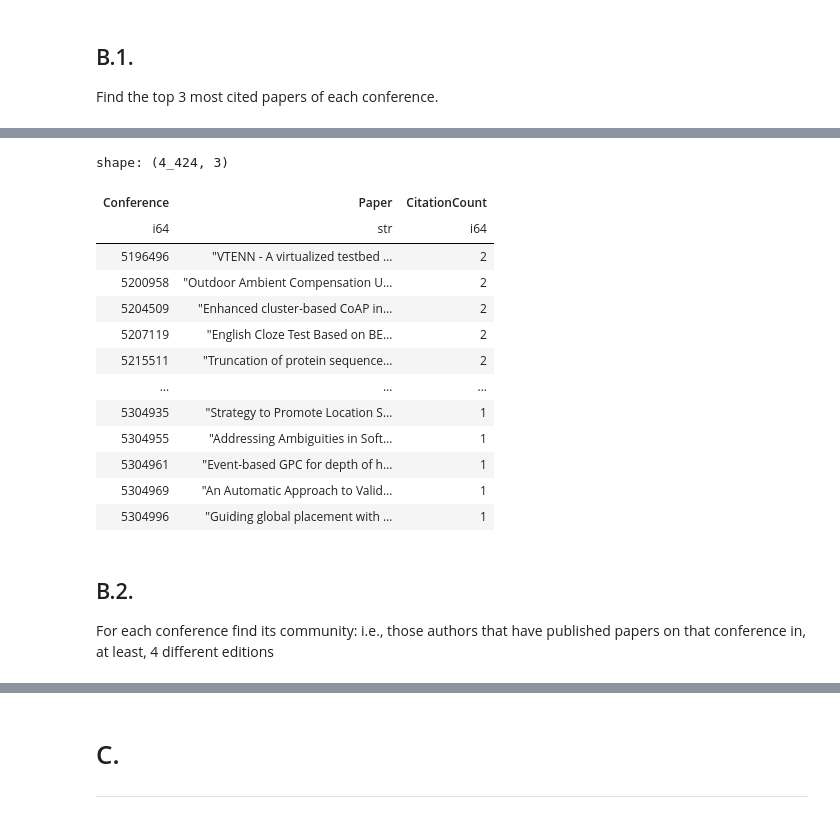
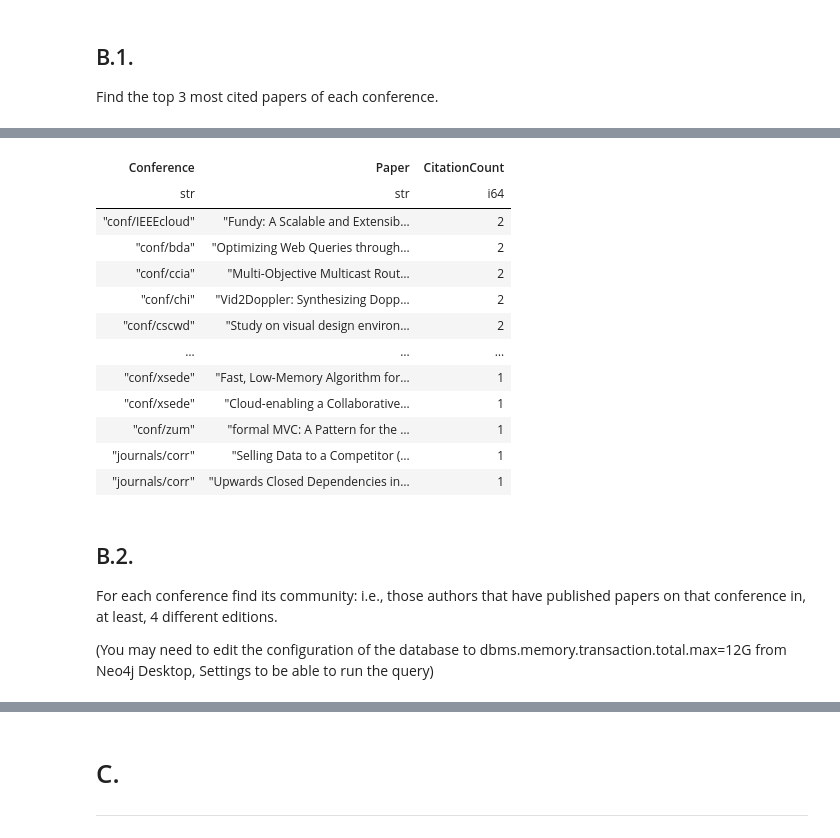
Before and after one commit to romj99/big_data_management_01, a Jupyter notebook: main.ipynb, the cells around one changed output, grey strips where cells are left out. Drawn from its saved outputs; the diff is of its cells as text; code cells hidden in the pictures.

```diff
--- a/main.ipynb
+++ b/main.ipynb
@@ -1659,16 +1659,16 @@ cypher_query = """
     // Match papers that are cited
     MATCH (p)<-[c:CITES]-()
     // Count citations grouping by paper and conference
-    WITH id(conf) AS conferenceId, p, count(c) AS citationCount
+    WITH conf.name AS confName, p, count(c) AS citationCount
     // Order by conference and citation descending, keeping most cited papers first
-    ORDER BY conferenceId, citationCount DESC
+    ORDER BY confName, citationCount DESC
     // Keep only the top 3 most cited papers per conference
-    WITH conferenceId, collect({paper: p, citations: citationCount})[0..3] AS top3
+    WITH confName, collect({paper: p, citations: citationCount})[0..3] AS top3
     // Ungroup the top 3 papers to return them in separate rows
     UNWIND top3 AS entry
     // Return the conference ID, paper title, and citation count
     RETURN
-        conferenceId       AS Conference,
+        confName       AS Conference,
         entry.paper.title  AS Paper,
         entry.citations    AS CitationCount
     // Order by conference and citation count descending
@@ -1680,19 +1680,20 @@ Received notification from DBMS server: {severity: WARNING} {code: Neo.ClientNot
-shape: (4_424, 3)
 | Conference | Paper | CitationCount |
-| i64 | str | i64 |
-| 5196496 | "VTENN - A virtualized testbed … | 2 |
-| 5200958 | "Outdoor Ambient Compensation U… | 2 |
-| 5204509 | "Enhanced cluster-based CoAP in… | 2 |
-| 5207119 | "English Cloze Test Based on BE… | 2 |
-| 5215511 | "Truncation of protein sequence… | 2 |
+| str | str | i64 |
+| "conf/IEEEcloud" | "Fundy: A Scalable and Extensib… | 2 |
+| "conf/bda" | "Optimizing Web Queries through… | 2 |
+| "conf/ccia" | "Multi-Objective Multicast Rout… | 2 |
+| "conf/chi" | "Vid2Doppler: Synthesizing Dopp… | 2 |
+| "conf/cscwd" | "Study on visual design environ… | 2 |
 | … | … | … |
-| 5304935 | "Strategy to Promote Location S… | 1 |
-| 5304955 | "Addressing Ambiguities in Soft… | 1 |
-| 5304961 | "Event-based GPC for depth of h… | 1 |
-| 5304969 | "An Automatic Approach to Valid… | 1 |
-| 5304996 | "Guiding global placement with … | 1 |
+| "conf/xsede" | "Fast, Low-Memory Algorithm for… | 1 |
+| "conf/xsede" | "Cloud-enabling a Collaborative… | 1 |
+| "conf/zum" | "formal MVC: A Pattern for the … | 1 |
+| "journals/corr" | "Selling Data to a Competitor (… | 1 |
+| "journals/corr" | "Upwards Closed Dependencies in… | 1 |
 # %% [markdown]
 ## B.2.
-For each conference find its community: i.e., those authors that have published papers on that conference in, at least, 4 different editions
+For each conference find its community: i.e., those authors that have published papers on that conference in, at least, 4 different editions.
+
+(You may need to edit the configuration of the database to dbms.memory.transaction.total.max=12G from Neo4j Desktop, Settings to be able to run the query)
 # %%
 cypher_query = """
```
Also changed, not shown: parts of 35 cells of this notebook.
